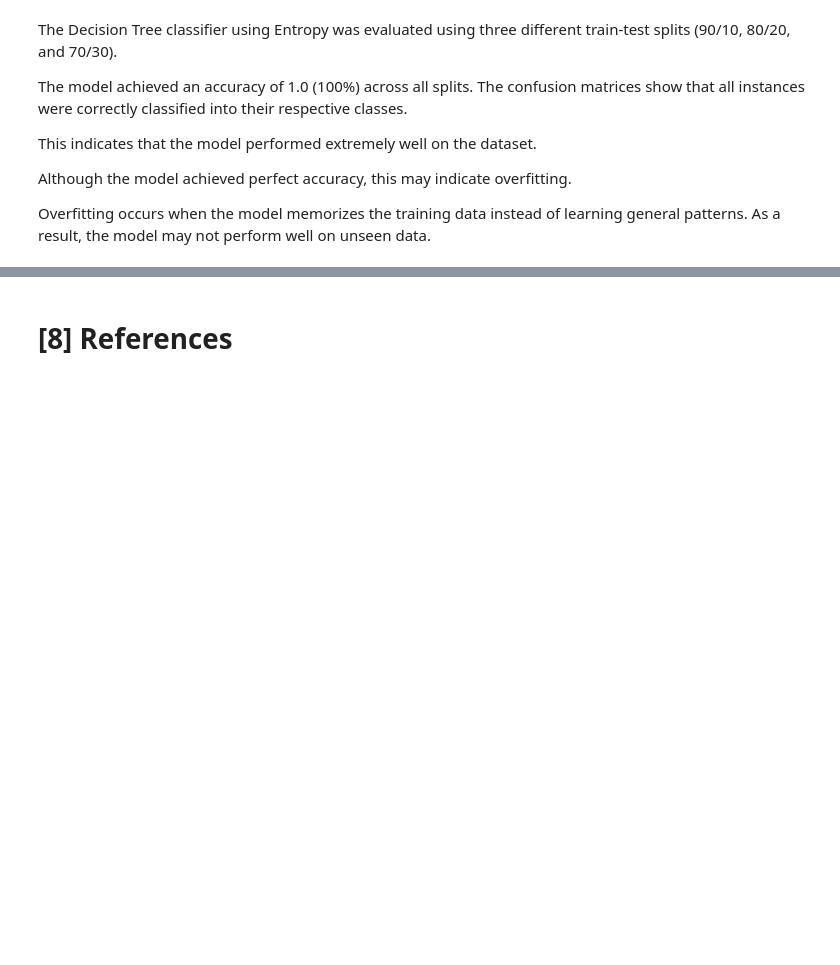
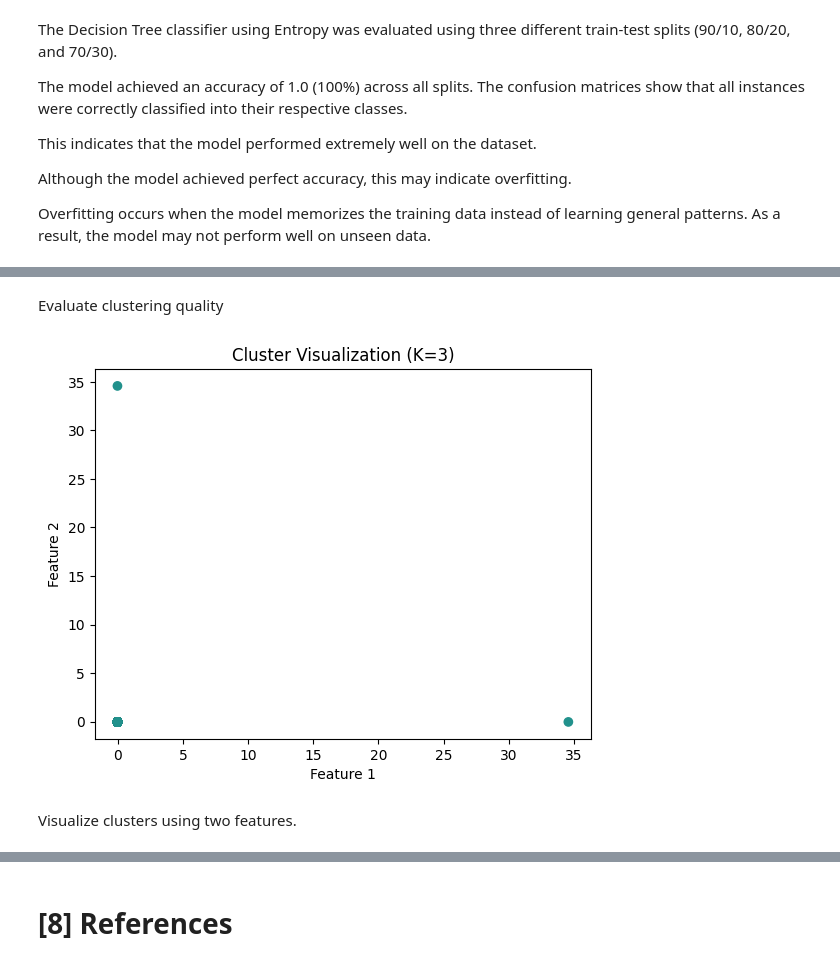
Before and after one commit to hind190/Data-Mining-Project-, a Jupyter notebook: Phase3.ipynb, the cells around one changed output, grey strips where cells are left out. Drawn from its saved outputs; the diff is of its cells as text; code cells hidden in the pictures; blank space fills up the shorter version.

```diff
--- a/Phase3.ipynb
+++ b/Phase3.ipynb
@@ -283,3 +335,18 @@ Overfitting occurs when the model memorizes the training data instead of learnin
+# %% [markdown]
+Evaluate clustering quality
+# %%
+kmeans = KMeans(n_clusters=3, random_state=42)
+labels = kmeans.fit_predict(X_scaled)
+
+plt.scatter(X_scaled[:, 0], X_scaled[:, 1], c=labels, cmap='viridis')
+plt.title("Cluster Visualization (K=3)")
+plt.xlabel("Feature 1")
+plt.ylabel("Feature 2")
+plt.show()
+# %% [output]
+[figure, added]
+# %% [markdown]
+Visualize clusters using two features.
 # %% [markdown]
 # **[6] Evaluation and Comparison**
 We evaluated Decision Tree using accuracy and confusion matrix.
```
Also changed, not shown: parts of 17 cells of this notebook.
